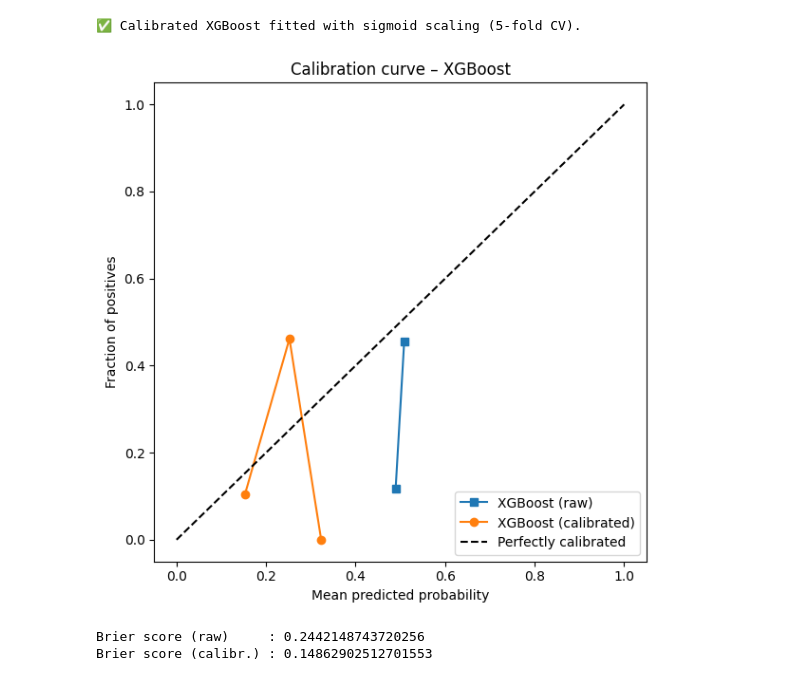
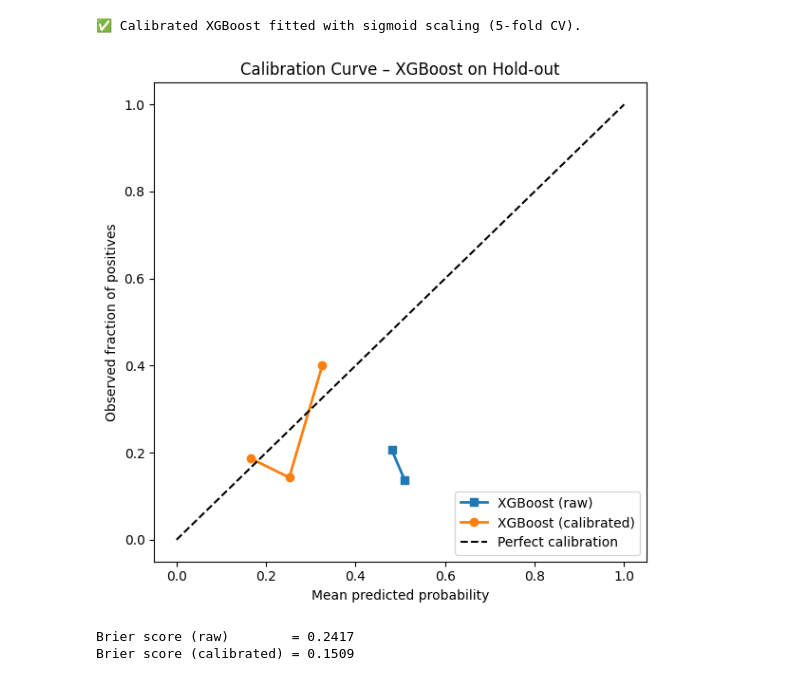
Before and after one commit to lochieh19798/Data-analysis, a Jupyter notebook: Figure2mod.ipynb, the cells around one changed output. Drawn from its saved outputs; the diff is of its cells as text; code cells hidden in the pictures.

```diff
--- a/Figure2mod.ipynb
+++ b/Figure2mod.ipynb
@@ -458,7 +444,7 @@ et_rand = RandomizedSearchCV(
     param_distributions=param_dist,
     n_iter=30,             # only 30 random combinations
     scoring="roc_auc",
-    cv=3,
+    cv=5,
     n_jobs=-1,
     verbose=1,
     random_state=RANDOM_STATE,
@@ -654,7 +638,7 @@ models = {
 # If you still need the cat_features_idx for SHAP or CatBoost elsewhere:
 cat_features_idx = [X_train.columns.get_loc(c) for c in cat]
 # %%
-# ╔═╡ Cell 5.1 – Full‐train smoke test of all pipelines ═════════════════╗
+# ╔═╡ Cell 5.1 – Full-train smoke test on hold-out ═════════════════════╗
 from sklearn.metrics import roc_auc_score
 
 print("=== Pipeline structure ===")
@@ -666,12 +650,12 @@ for name, pipe in models.items():
         print("  (not a pipeline!)", type(pipe).__name__)
     print()
 
-print("=== Smoke test (fit on full X_train, score on X_test) ===")
+print("=== Smoke test (fit on full X_train, score on X_hold) ===")
 for name, pipe in models.items():
     try:
         pipe.fit(X_train, y_train)
-        probs = pipe.predict_proba(X_test)[:, 1]
-        auc = roc_auc_score(y_test, probs)
+        probs = pipe.predict_proba(X_hold)[:, 1]
+        auc   = roc_auc_score(y_hold, probs)
         print(f"{name}: ✔ fitted & predict_proba OK → AUC on hold-out = {auc:.3f}")
     except Exception as e:
         print(f"{name}: ✖ ERROR → {e}")
@@ -1297,39 +1205,47 @@ print("✅ Calibrated XGBoost fitted with sigmoid scaling (5‐fold CV).")
 # %% [output]
 ✅ Calibrated XGBoost fitted with sigmoid scaling (5‐fold CV).
 # %%
-# ╔═╡ Cell 10.2 – Calibration curve + Brier score ─────────────────══════╗
+# ╔═╡ Cell 10.2 – Calibration curve + Brier score on the hold‐out set ─────────────╢
 from sklearn.calibration import calibration_curve
 from sklearn.metrics      import brier_score_loss
 import matplotlib.pyplot as plt
 
-# 1) Raw probabilities (before calibration) on the raw X_test
-y_prob_raw = models["XGBoost"].predict_proba(X_test)[:, 1]
+# 1) Ground truth & predicted probabilities on hold‐out
+y_true      = y_hold.reset_index(drop=True)
+X_eval      = X_hold.reset_index(drop=True)
+y_prob_raw  = models["XGBoost"]           .predict_proba(X_eval)[:, 1]
+y_prob_cal  = models["XGBoost_Calibrated"].predict_proba(X_eval)[:, 1]
 
-# 2) Calibrated probabilities (same raw X_test)
-y_prob_cal = models["XGBoost_Calibrated"].predict_proba(X_test)[:, 1]
+# 2) Compute calibration curves
+#    - using uniform bins ensures equal-width probability intervals
+frac_pos_raw, mean_pred_raw = calibration_curve(
+    y_true, y_prob_raw, n_bins=10, strategy="uniform"
+)
+frac_pos_cal, mean_pred_cal = calibration_curve(
+    y_true, y_prob_cal, n_bins=10, strategy="uniform"
+)
 
-# 3) Compute calibration curves (fraction of positives vs. mean predicted)
-frac_pos_raw, mean_pred_raw = calibration_curve(y_test, y_prob_raw, n_bins=10)
-frac_pos_cal, mean_pred_cal = calibration_curve(y_test, y_prob_cal, n_bins=10)
-
+# 3) Plot
 plt.figure(figsize=(6, 6))
-plt.plot(mean_pred_raw, frac_pos_raw, "s-", label="XGBoost (raw)")
-plt.plot(mean_pred_cal, frac_pos_cal, "o-", label="XGBoost (calibrated)")
-plt.plot([0, 1], [0, 1], "k--", label="Perfectly calibrated")
+plt.plot(mean_pred_raw, frac_pos_raw, marker="s", linewidth=2, label="XGBoost (raw)")
+plt.plot(mean_pred_cal, frac_pos_cal, marker="o", linewidth=2, label="XGBoost (calibrated)")
+plt.plot([0, 1], [0, 1], "k--", label="Perfect calibration")
 plt.xlabel("Mean predicted probability")
-plt.ylabel("Fraction of positives")
-plt.title("Calibration curve – XGBoost")
+plt.ylabel("Observed fraction of positives")
+plt.title("Calibration Curve – XGBoost on Hold-out")
 plt.legend(loc="lower right")
 plt.tight_layout()
 plt.show()
 
-# 4) Brier scores for raw vs. calibrated
-print("Brier score (raw)     :", brier_score_loss(y_test, y_prob_raw))
-print("Brier score (calibr.) :", brier_score_loss(y_test, y_prob_cal))
+# 4) Brier scores
+bs_raw = brier_score_loss(y_true, y_prob_raw)
+bs_cal = brier_score_loss(y_true, y_prob_cal)
+print(f"Brier score (raw)        = {bs_raw:.4f}")
+print(f"Brier score (calibrated) = {bs_cal:.4f}")
 # %% [output]
-[figure, old version]
+[figure, new version]
-Brier score (raw)     : 0.2442148743720256
-Brier score (calibr.) : 0.14862902512701553
+Brier score (raw)        = 0.2417
+Brier score (calibrated) = 0.1509
 # %%
 # ╔═╡ Cell 10.3 – Precision–Recall & threshold‐tuning ════════════════╗
 from sklearn.metrics import precision_recall_curve, f1_score
```
Also changed, not shown: parts of 34 cells of this notebook.
